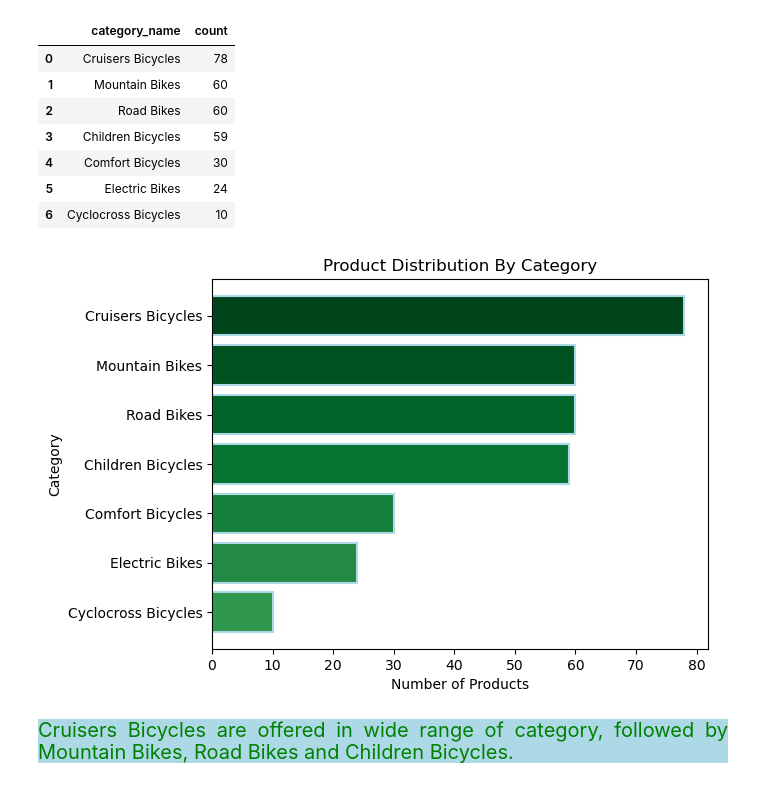
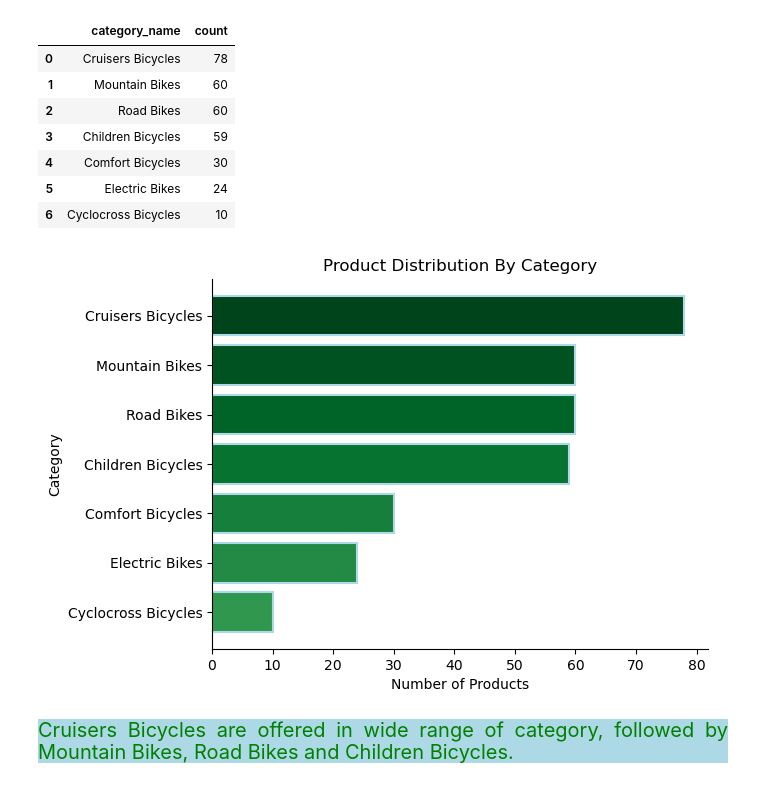
Before and after one commit to Kartika-Nidhi/Biker_Store_Analysis_SQL, a Jupyter notebook: BikeStoreAnalysisSQl.ipynb, the cells around one changed output. Drawn from its saved outputs; the diff is of its cells as text; code cells hidden in the pictures.

```diff
--- a/BikeStoreAnalysisSQl.ipynb
+++ b/BikeStoreAnalysisSQl.ipynb
@@ -189,19 +177,20 @@ cate_dist
 # %%
 plt.barh(
     y = cate_dist['category_name'],
     width = cate_dist['count'],
     color = plt.cm.Greens(np.linspace(1, 0.7, 7)),
     linewidth = 1.5,
     edgecolor = 'lightblue'
 )
 
 plt.title('Product Distribution By Category')
 plt.ylabel('Category')
 plt.xlabel('Number of Products')
+sns.despine()
 plt.gca().invert_yaxis()
 plt.show()
 # %% [output]
-[figure, old version]
+[figure, new version]
 # %% [markdown]
 <div style = "background-color:lightblue; color:green; font-size:20px; text-align:justify">Cruisers Bicycles are offered in wide range of category, followed by Mountain Bikes, Road Bikes and Children Bicycles.
 # %% [markdown]
```
Also changed, not shown: parts of 12 cells of this notebook.
